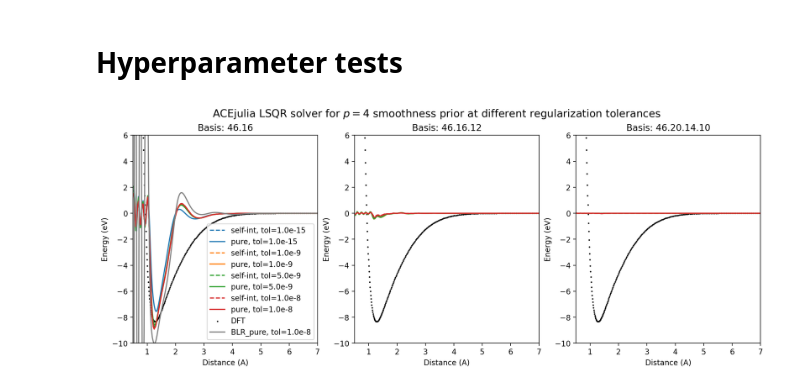
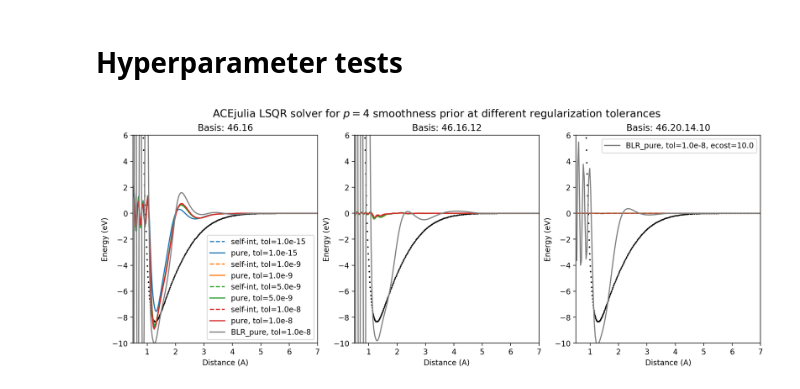
Before and after one commit to apolmiguel/aceconverge2025, a Jupyter notebook: plots_response.ipynb, the cells around one changed output. Saved outputs shown, nothing was run; the diff lists cells and outputs as text; code cells hidden in the pictures.

```diff
--- a/plots_response.ipynb
+++ b/plots_response.ipynb
@@ -624,7 +624,7 @@ for i, line in enumerate(lines):
         coeffs['Si2345'].append(line_list)
 
 # Checking similarity #
-dset = 'Si2'
+dset = 'Si23'
 f,ax = plt.subplots(2,1, figsize=(10,5), dpi=100, sharex=True)
 f.subplots_adjust(top=0.92, hspace=0.05); f.suptitle(f'{dset} coefficients')
 ax[0].set_ylabel(r'$c_{pure}$'); ax[1].set_ylabel(r'$c_{self}$')
@@ -638,7 +638,7 @@ for axes in ax:
     axes.axvspan(0, 297, color='C0', alpha=0.1)
     axes.axvspan(297, 802, color='C1', alpha=0.1)
     axes.axvspan(802, 929, color='C2', alpha=0.1)
-    axes.set_xlim(-5,500); axes.set_ylim(-5,5)
+    axes.set_xlim(0,350); axes.set_ylim(-5,5)
 ax[0].legend()
 ax[1].set_xlabel('Coefficient index')
 # f.savefig(f'figures/{dset}_coeffs.png', dpi=300, bbox_inches='tight')
@@ -659,7 +659,7 @@ for i,basis in enumerate(basis_tags):
 
 f,ax = plt.subplots(2,1, figsize=(10,5), dpi=100, sharex=True)
 f.subplots_adjust(top=0.92, hspace=0.05); f.suptitle(f'{dset} coefficients')
-ax[0].set_ylabel('Selfint try 2'); ax[1].set_ylabel('Self-interacting')
+ax[0].set_ylabel(r'$c_{self,a}$'); ax[1].set_ylabel(r'$c_{self,b}$')
 ax[0].plot(coeffs_bin[2], label='24.20.16.12', color='C2')
 ax[0].plot(coeffs_bin[1], label='24.20.16', color='C1')
 ax[0].plot(coeffs_bin[0], label='24.20', color='C0')
@@ -670,7 +670,10 @@ for axes in ax:
     axes.axvspan(0, 297, color='C0', alpha=0.1)
     axes.axvspan(297, 802, color='C1', alpha=0.1)
     axes.axvspan(802, 929, color='C2', alpha=0.1)
-    axes.set_xlim(-5,500); axes.set_ylim(-5,5)
+    axes.axvline(24, color='k', linestyle='--', label=r'$c_2$ cutoff')
+    axes.set_xlim(0,929)
+    # axes.set_ylim(-5,5)
 ax[0].legend()
 ax[1].set_xlabel('Coefficient index')
+f.savefig('figures/Si2_train_coefftests.png', dpi=300, bbox_inches='tight')
 # %% [output]
@@ -968,34 +970,43 @@ for basis in basis_tags:
     for i,tol in enumerate(tolerances):
         jl_dims[basis][tol] = np.loadtxt(f'acejulia/{dset}/' + basis + f'/ecost50.0/damp{tol}/dimercurve.dat').T
         jl_puredims[basis][tol] = np.loadtxt(f'acejulia/{dset}_purify/' + basis + f'/ecost50.0/damp{tol}/dimercurve.dat').T
 
 g, gax = plt.subplots(1, 3, figsize=(15, 5), dpi=200)
 g.suptitle(r'ACEjulia LSQR solver for $p=4$ smoothness prior at different regularization tolerances', fontsize=14)
 # g.subplots_adjust(top=0.95)
 # for tags in jl_puredims['46.16']:
 #     tolval = tags
 #     dimers = jl_puredims['46.16'][tags]
 #     gax[0,0].plot(*dimers, label='tol='+tolval)
 
 for i,axes in enumerate(gax.flatten()):
     axes.set_title(f'Basis: {basis_tags[i]}')
     for j,tol in enumerate(tolerances):
-        axes.plot(*jl_dims[basis_tags[i]][tol], ls='--', label='self-int, tol='+tol, color='C'+str(j))
-        axes.plot(*jl_puredims[basis_tags[i]][tol], label='pure, tol='+tol, color='C'+str(j))
+        if i != 2:
+            axes.plot(*jl_dims[basis_tags[i]][tol], ls='--', label='self-int, tol='+tol, color='C'+str(j))
+            axes.plot(*jl_puredims[basis_tags[i]][tol], label='pure, tol='+tol, color='C'+str(j))
+
+        else:
+            axes.plot(*jl_dims[basis_tags[i]][tol], ls='--', color='C'+str(j), alpha=0.5)
+            axes.plot(*jl_puredims[basis_tags[i]][tol], color='C'+str(j), alpha=0.5)
     # axes.plot(*jl_puredims[basis_tags[i]]['1.0e-15'], label='tol=1.0e-15')
     axes.set_xlim(0.5, 7)
-    axes.scatter(*en_qe, s=1, color='k', label='DFT')
     axes.set_ylabel('Energy (eV)')
     axes.set_xlabel('Distance (A)')
     # axes.set_ylim(-10, 6)
     axes.set_ylim(-10, 6)
+    axes.scatter(*en_qe, s=1, color='k')
     # axes.set_ylim(-0.5,0.5)
     # if i==3:
         # axes.scatter(*en_qe, s=1, color='k', label='DFT')
     # else:
         # axes.scatter(*en_qe, s=1, color='k')
+# gax[2].set_ylim(-0.025,0.025)
 gax[0].plot(*np.loadtxt('acejulia/Tr1k_n_purify/46.16/ecost50.0/damp1.0e-8/dimercurve_BLR.dat').T, label='BLR_pure, tol=1.0e-8',color='gray')
+gax[1].plot(*np.loadtxt('acejulia/Tr1k_n_purify/46.16.12/ecost50.0/damp1.0e-8/dimercurve_BLR.dat').T, label='BLR_pure, tol=1.0e-8',color='gray')
+gax[2].plot(*np.loadtxt('acejulia/Tr1k_n_purify/46.20.14.10/ecost10.0/dimercurve_BLR.dat').T, label='BLR_pure, tol=1.0e-8, ecost=10.0',color='gray')
 gax[0].legend(loc='lower right')
+gax[2].legend(loc='upper right')
 g.savefig('figures/acejulia_lsqr_smoothness.png', dpi=300, bbox_inches='tight')
 # %% [output]
-[figure, old version]
+[figure, new version]
```
Also changed, not shown: parts of 2 cells of this notebook, 11 other files.
